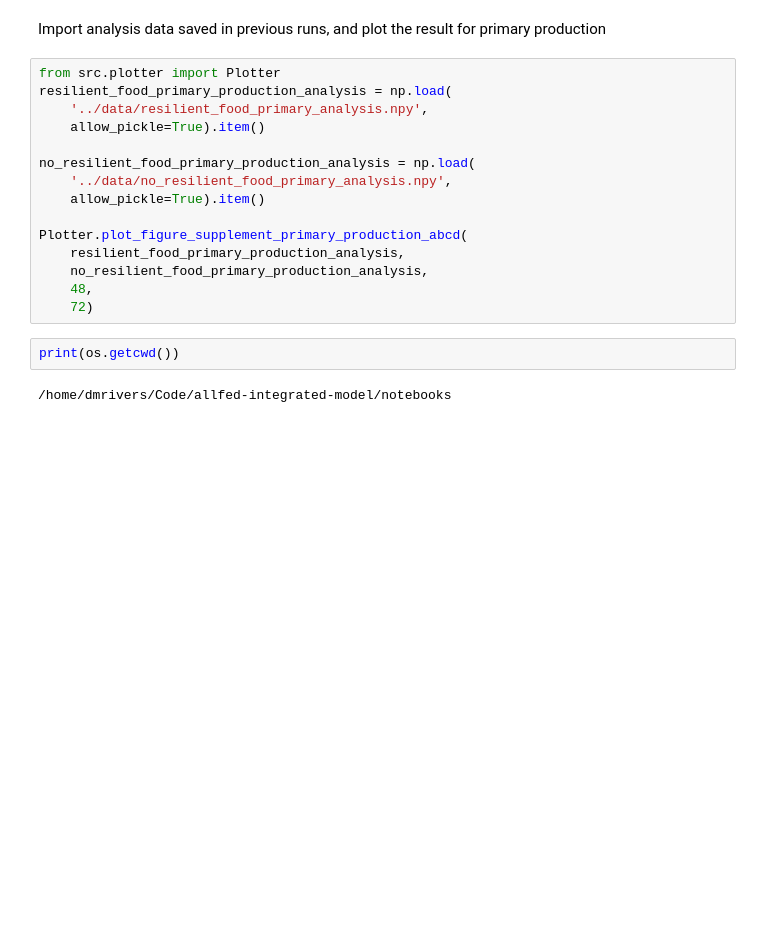
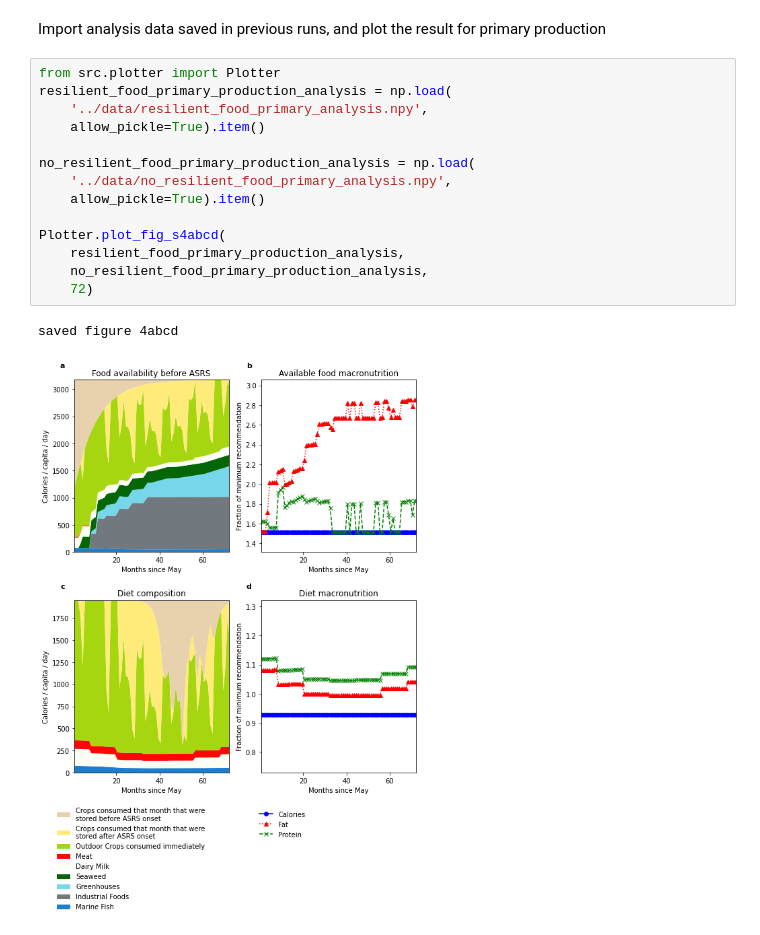
Before and after one commit to allfed/allfed-integrated-model, a Jupyter notebook: notebooks/example_optimize.ipynb, the cells around one changed output. Saved outputs shown, nothing was run; the diff lists cells and outputs as text; blank space fills up the shorter version.

```diff
--- a/notebooks/example_optimize.ipynb
+++ b/notebooks/example_optimize.ipynb
@@ -95,19 +102,17 @@ Import analysis data saved in previous runs, and plot the result for primary pro
 # %%
 from src.plotter import Plotter
 resilient_food_primary_production_analysis = np.load(
     '../data/resilient_food_primary_analysis.npy',
     allow_pickle=True).item()
 
 no_resilient_food_primary_production_analysis = np.load(
     '../data/no_resilient_food_primary_analysis.npy',
     allow_pickle=True).item()
 
-Plotter.plot_figure_supplement_primary_production_abcd(
+Plotter.plot_fig_s4abcd(
     resilient_food_primary_production_analysis,
     no_resilient_food_primary_production_analysis,
-    48,
     72)
+# %% [output]
+saved figure 4abcd
+[figure, added]
-# %%
-print(os.getcwd())
-# %% [output]
-/home/dmrivers/Code/allfed-integrated-model/notebooks
```
Also changed, not shown: parts of 10 cells of this notebook, 49 other files.
